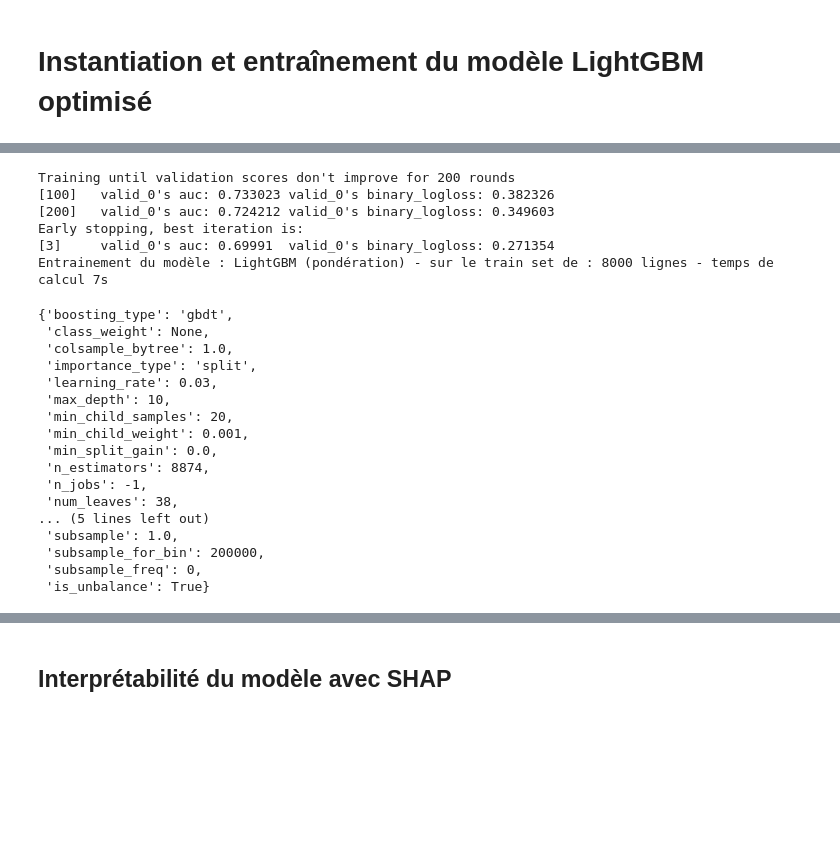
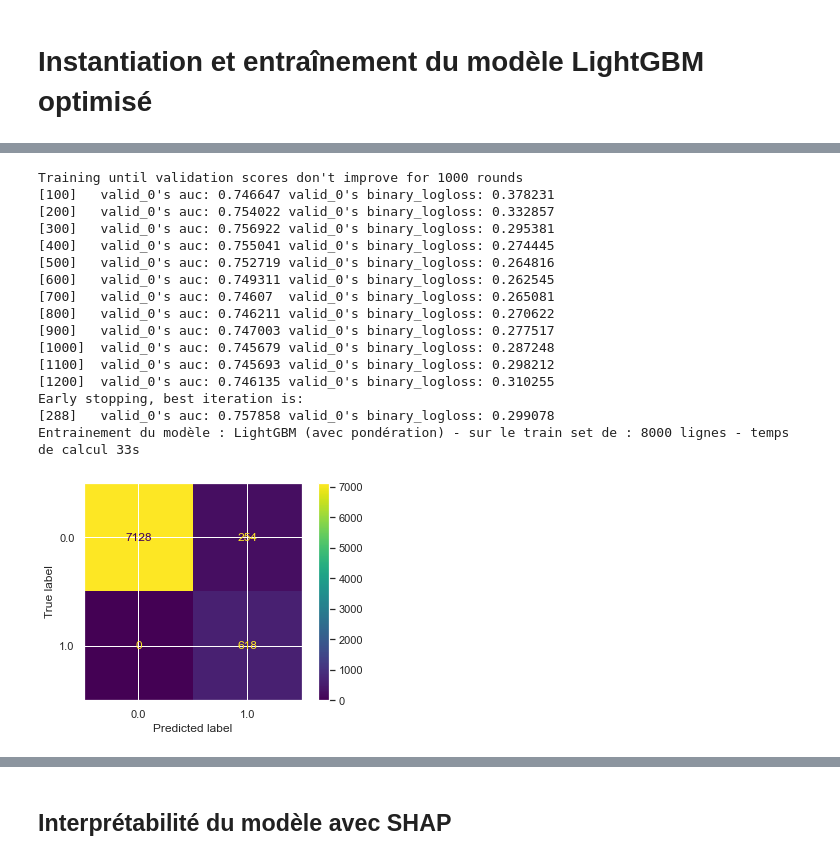
Before and after one commit to alaingibert/OC_DS_P7, a Jupyter notebook: Notebook_modelisation_def.ipynb, the cells around one changed output, grey strips where cells are left out. Cells and saved outputs as stored; diff of their text form; code cells hidden in the pictures; blank space fills up the shorter version.

```diff
--- a/Notebook_modelisation_def.ipynb
+++ b/Notebook_modelisation_def.ipynb
@@ -63,5 +63,8 @@ Installments payments df shape: (8893, 26)
 Process installments payments - done in 0s
 Credit card balance df shape: (9520, 131)
 Process credit card balance - done in 0s
+# %%
+y_true = processed_df['TARGET']
+X = processed_df #[feats]
 # %%
 # Répartition entre jeu d'entraînement et jeu de validation (2000 lignes)
@@ -504,14 +557,25 @@ lightGBM_clf = LGBMClassifier(is_unbalance=True, n_estimators=8874, learning_rat
 # %%
 # entrainement sur le train set
 with timer("Entrainement du modèle : {} - sur le train set de : {} lignes".format(model_name, X_train.shape[0])):
-    lightGBM_clf.fit(X_train, y_train, eval_set=[(X_test, y_test)], eval_metric="auc", early_stopping_rounds= 200, verbose=100) #
+    lightGBM_clf.fit(X_train, y_train, eval_set=[(X_test, y_test)], eval_metric="auc", early_stopping_rounds= 1000, verbose=100) #"auc" custom_score_function, early_stopping_rounds= 200
+    #lightGBM_clf.fit(X_train, y_train, eval_metric="custom_score_function", verbose=100) #"auc" custom_score_function, early_stopping_rounds= 200
 # %% [output]
-Training until validation scores don't improve for 200 rounds
-[100]   valid_0's auc: 0.733023 valid_0's binary_logloss: 0.382326
-[200]   valid_0's auc: 0.724212 valid_0's binary_logloss: 0.349603
+Training until validation scores don't improve for 1000 rounds
+[100]   valid_0's auc: 0.746647 valid_0's binary_logloss: 0.378231
+[200]   valid_0's auc: 0.754022 valid_0's binary_logloss: 0.332857
+[300]   valid_0's auc: 0.756922 valid_0's binary_logloss: 0.295381
+[400]   valid_0's auc: 0.755041 valid_0's binary_logloss: 0.274445
+[500]   valid_0's auc: 0.752719 valid_0's binary_logloss: 0.264816
+[600]   valid_0's auc: 0.749311 valid_0's binary_logloss: 0.262545
+[700]   valid_0's auc: 0.74607  valid_0's binary_logloss: 0.265081
+[800]   valid_0's auc: 0.746211 valid_0's binary_logloss: 0.270622
+[900]   valid_0's auc: 0.747003 valid_0's binary_logloss: 0.277517
+[1000]  valid_0's auc: 0.745679 valid_0's binary_logloss: 0.287248
+[1100]  valid_0's auc: 0.745693 valid_0's binary_logloss: 0.298212
+[1200]  valid_0's auc: 0.746135 valid_0's binary_logloss: 0.310255
 Early stopping, best iteration is:
-[3]     valid_0's auc: 0.69991  valid_0's binary_logloss: 0.271354
-Entrainement du modèle : LightGBM (pondération) - sur le train set de : 8000 lignes - temps de calcul 7s
+[288]   valid_0's auc: 0.757858 valid_0's binary_logloss: 0.299078
+Entrainement du modèle : LightGBM (avec pondération) - sur le train set de : 8000 lignes - temps de calcul 33s
 # %%
 # sauve le modèle entraîné
 with open("lightGBM_trained_model", "wb") as output_file:
@@ -520,23 +584,8 @@ with open("lightGBM_trained_model", "wb") as output_file:
 # charge le modèle entraîné
 with open("lightGBM_trained_model", "rb") as input_file:
     lightGBM_clf = pickle.load(input_file)
-# %%
-lightGBM_clf.get_params()
-# %% [output]
-{'boosting_type': 'gbdt',
- 'class_weight': None,
- 'colsample_bytree': 1.0,
- 'importance_type': 'split',
- 'learning_rate': 0.03,
- 'max_depth': 10,
- 'min_child_samples': 20,
- 'min_child_weight': 0.001,
- 'min_split_gain': 0.0,
- 'n_estimators': 8874,
- 'n_jobs': -1,
- 'num_leaves': 38,
-... (5 lines left out)
- 'subsample': 1.0,
- 'subsample_for_bin': 200000,
- 'subsample_freq': 0,
- 'is_unbalance': True}
+# %%
+plot_confusion_matrix(lightGBM_clf, X_train, y_train)
+plt.show()
+# %% [output]
+[figure, added]
```
Also changed, not shown: parts of 47 cells of this notebook, 8 other files.
